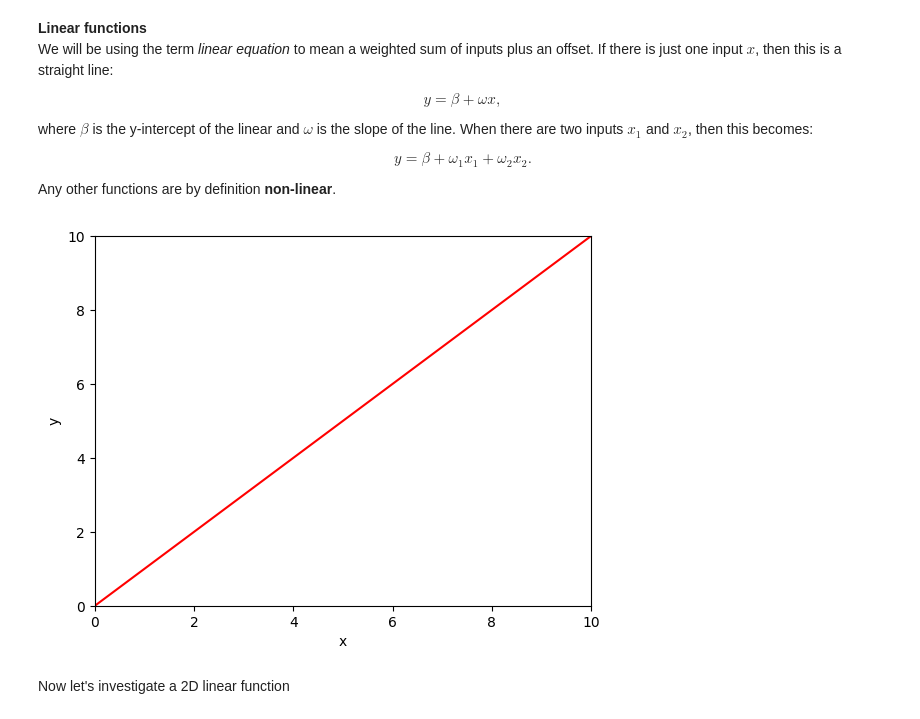
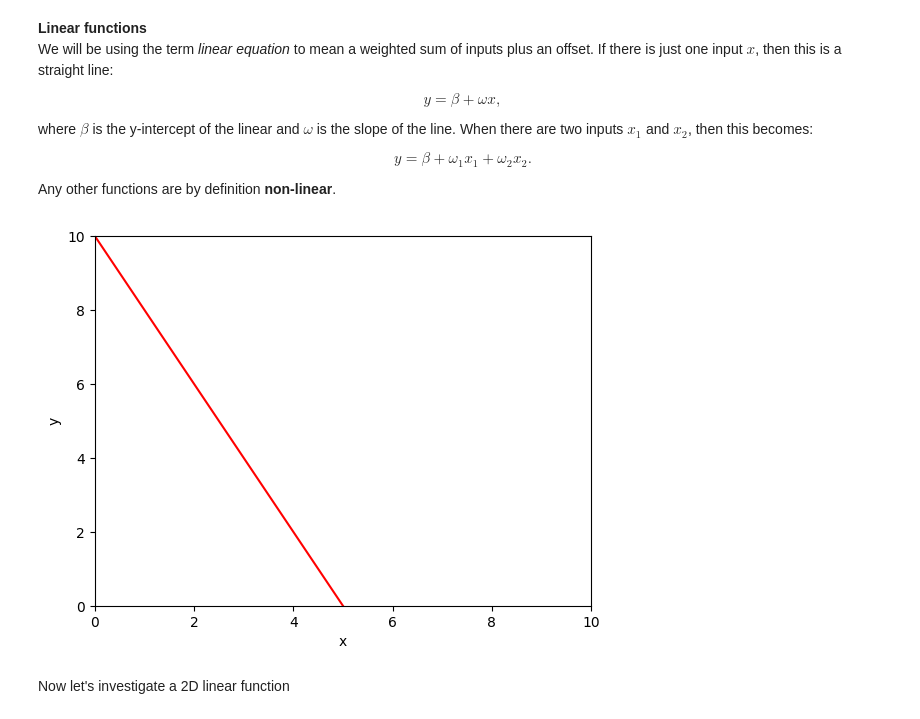
Before and after one commit to NadavBenj/Deep-Machine-Learning-Notebook1.1, a Jupyter notebook: Notebooks/Chap01/1_1_BackgroundMathematics.ipynb, the cells around one changed output. Saved outputs shown, nothing was run; the diff lists cells and outputs as text; code cells hidden in the pictures.

```diff
--- a/Notebooks/Chap01/1_1_BackgroundMathematics.ipynb
+++ b/Notebooks/Chap01/1_1_BackgroundMathematics.ipynb
@@ -32,26 +32,26 @@ def linear_function_1D(x,beta,omega):
 # %%
 # Plot the 1D linear function
 
 # Define an array of x values from 0 to 10 with increments of 0.01
 # https://numpy.org/doc/stable/reference/generated/numpy.arange.html
 x = np.arange(0.0,10.0, 0.01)
 # Compute y using the function you filled in above
-beta = 0.0; omega = 1.0
+beta = 10; omega = -2.0
 
 y = linear_function_1D(x,beta,omega)
 
 # Plot this function
 fig, ax = plt.subplots()
 ax.plot(x,y,'r-')
 ax.set_ylim([0,10]);ax.set_xlim([0,10])
 ax.set_xlabel('x'); ax.set_ylabel('y')
 plt.show()
 
 # TODO -- experiment with changing the values of beta and omega
 # to understand what they do.  Try to make a line
 # that crosses the y-axis at y=10 and the x-axis at x=5
 # %% [output]
-[figure, old version]
+[figure, new version]
 # %% [markdown]
 Now let's investigate a 2D linear function
 # %%
```
